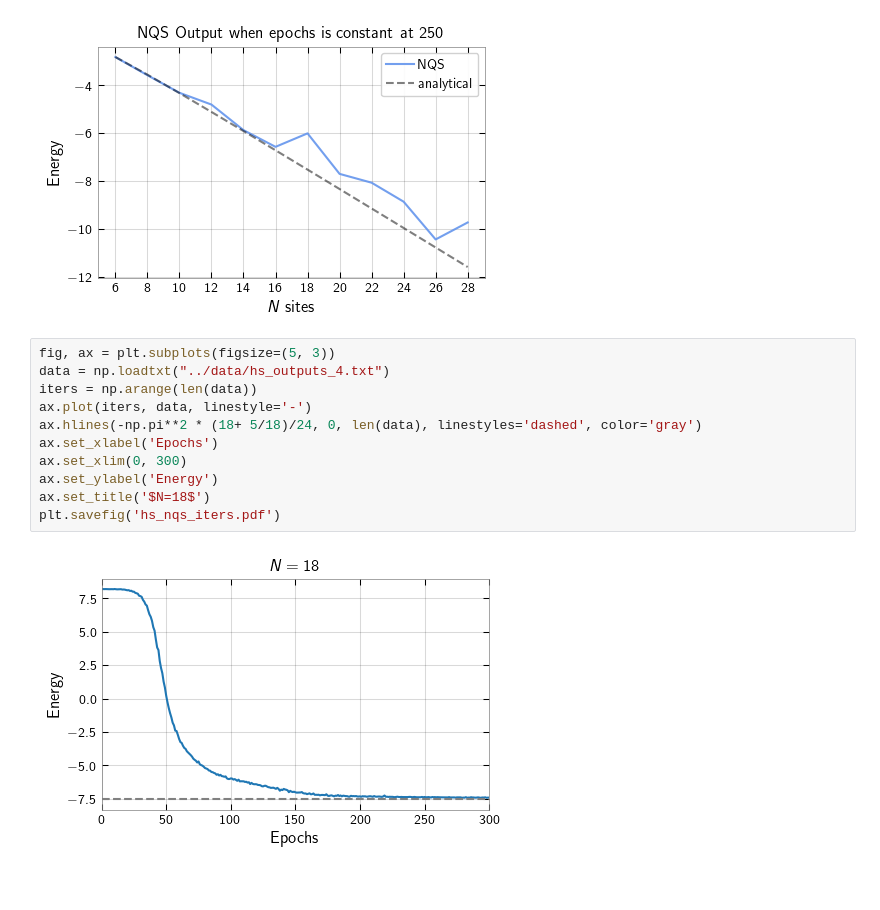
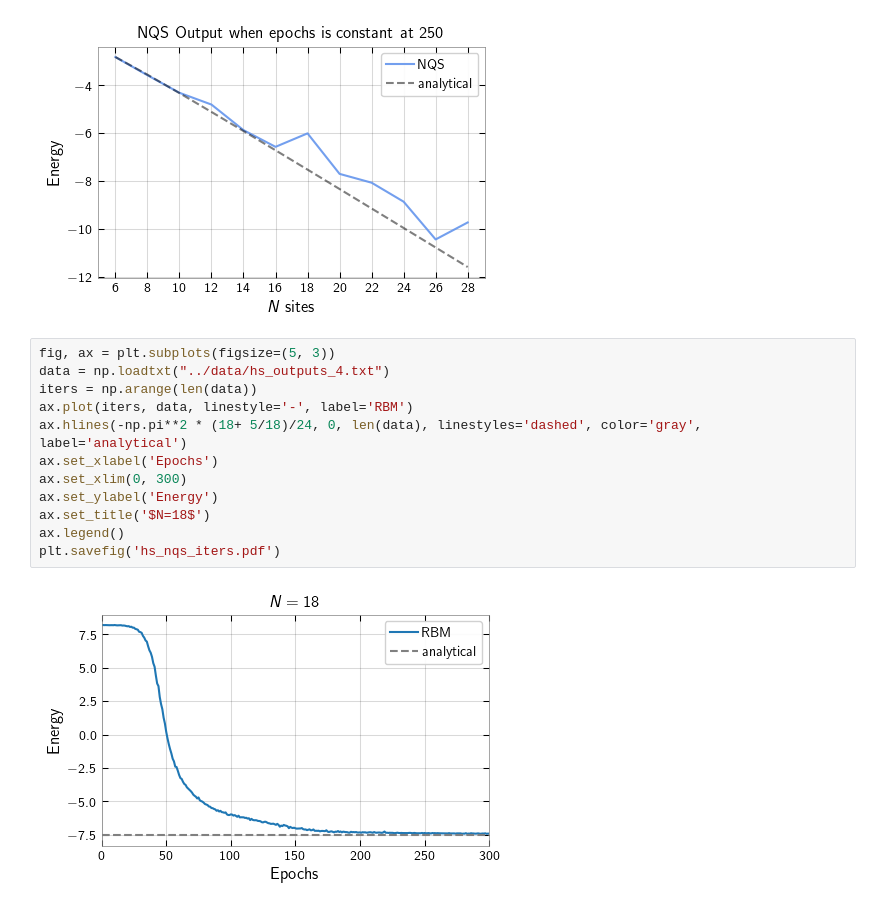
Before and after one commit to lzawbrito/nqs, a Jupyter notebook: plots/hs_plot.ipynb, the cells around one changed output. Cells and saved outputs as stored; diff of their text form.

```diff
--- a/plots/hs_plot.ipynb
+++ b/plots/hs_plot.ipynb
@@ -75,13 +75,14 @@ plt.savefig('hs_nqs_const.pdf')
 # %%
 fig, ax = plt.subplots(figsize=(5, 3))
 data = np.loadtxt("../data/hs_outputs_4.txt")
 iters = np.arange(len(data))
-ax.plot(iters, data, linestyle='-')
-ax.hlines(-np.pi**2 * (18+ 5/18)/24, 0, len(data), linestyles='dashed', color='gray')
+ax.plot(iters, data, linestyle='-', label='RBM')
+ax.hlines(-np.pi**2 * (18+ 5/18)/24, 0, len(data), linestyles='dashed', color='gray', label='analytical')
 ax.set_xlabel('Epochs')
 ax.set_xlim(0, 300)
 ax.set_ylabel('Energy')
 ax.set_title('$N=18$')
+ax.legend()
 plt.savefig('hs_nqs_iters.pdf')
 # %% [output]
-[figure, old version]
+[figure, new version]
```
Also changed, not shown: parts of 1 cell of this notebook, 19 other files.
